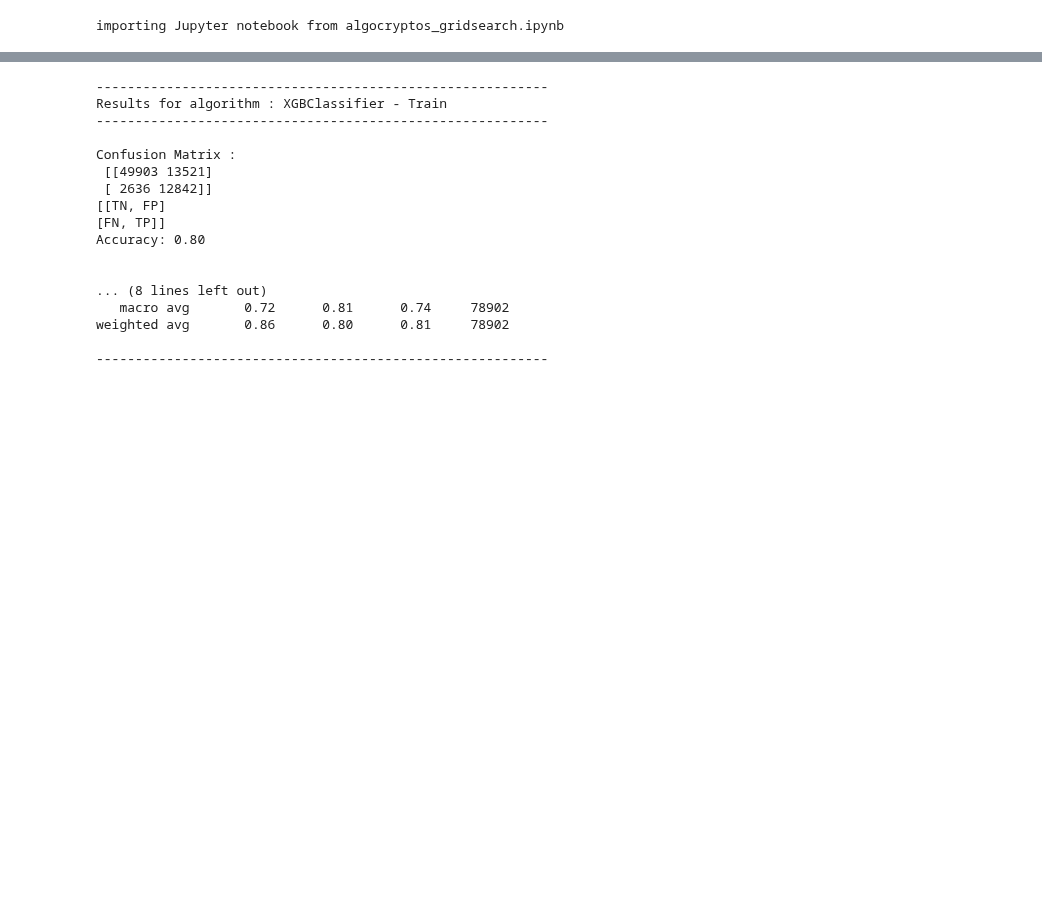
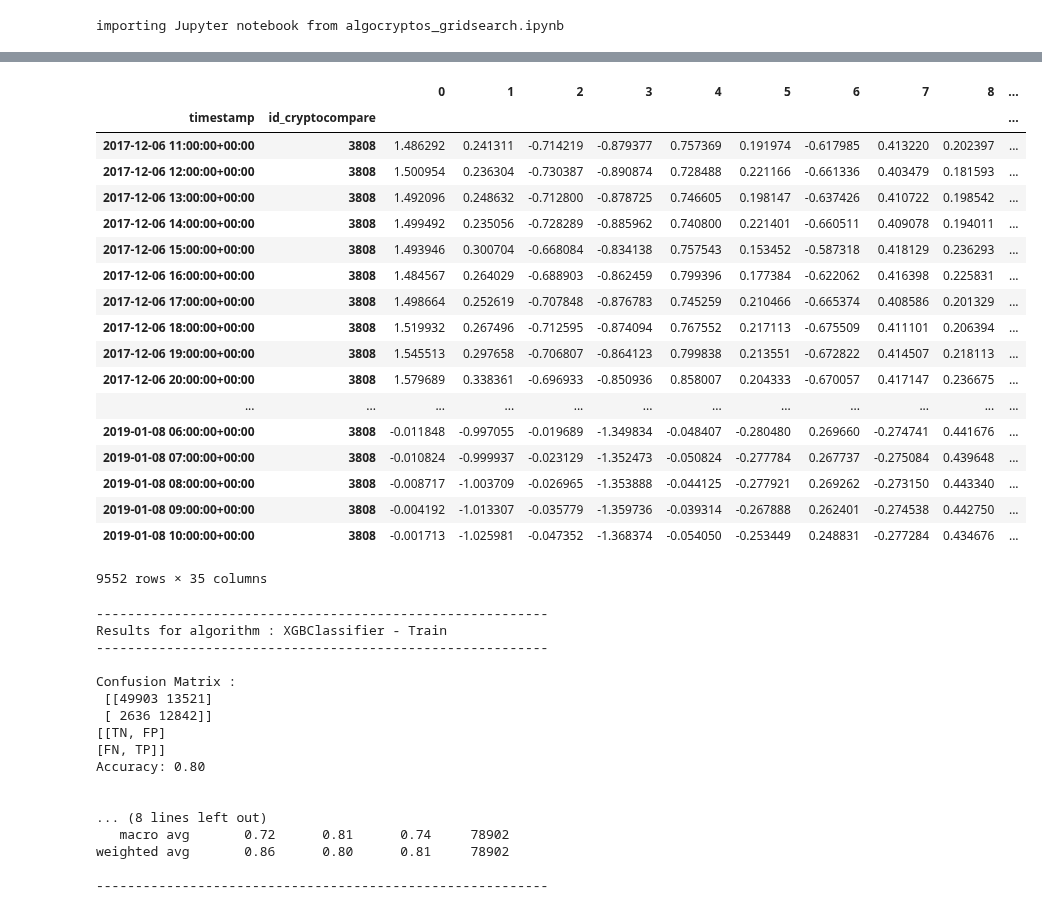
Before and after one commit to cysacenda/algocryptos, a Jupyter notebook: notebooks/ML/algocryptos_global.ipynb, the cells around one changed output, grey strips where cells are left out. Drawn from its saved outputs; the diff is of its cells as text; code cells hidden in the pictures; blank space fills up the shorter version.

```diff
--- a/notebooks/ML/algocryptos_global.ipynb
+++ b/notebooks/ML/algocryptos_global.ipynb
@@ -169,7 +169,7 @@ for id_crypto, binance_symbol in trading_assets.items():
     thresholds[trading_pair_str] = threshold
 
     # Retrieve data
-    df_one_crypto = PreprocPrepare.get_global_dataset_for_crypto(connection, str(id_crypto))
+    df_one_crypto = PreprocPrepare.get_global_dataset_for_crypto(connection, str(id_crypto), older_date='2018-10-01')
     df_one_crypto, X_close_prices = PreprocPrepare.get_preprocessed_data_inference(df_one_crypto,
                                                                                    do_scale=True,
                                                                                    do_pca=True,
@@ -196,3 +195,25 @@ WARNING:root:TradingModule.__init__() - end
+# %%
+df_one_crypto
+# %% [output]
+|  |  | 0 | 1 | 2 | 3 | 4 | 5 | 6 | 7 | 8 | ... |
+| timestamp | id_cryptocompare |  |  |  |  |  |  |  |  |  | ... |
+| 2017-12-06 11:00:00+00:00 | 3808 | 1.486292 | 0.241311 | -0.714219 | -0.879377 | 0.757369 | 0.191974 | -0.617985 | 0.413220 | 0.202397 | ... |
+| 2017-12-06 12:00:00+00:00 | 3808 | 1.500954 | 0.236304 | -0.730387 | -0.890874 | 0.728488 | 0.221166 | -0.661336 | 0.403479 | 0.181593 | ... |
+| 2017-12-06 13:00:00+00:00 | 3808 | 1.492096 | 0.248632 | -0.712800 | -0.878725 | 0.746605 | 0.198147 | -0.637426 | 0.410722 | 0.198542 | ... |
+| 2017-12-06 14:00:00+00:00 | 3808 | 1.499492 | 0.235056 | -0.728289 | -0.885962 | 0.740800 | 0.221401 | -0.660511 | 0.409078 | 0.194011 | ... |
+| 2017-12-06 15:00:00+00:00 | 3808 | 1.493946 | 0.300704 | -0.668084 | -0.834138 | 0.757543 | 0.153452 | -0.587318 | 0.418129 | 0.236293 | ... |
+| 2017-12-06 16:00:00+00:00 | 3808 | 1.484567 | 0.264029 | -0.688903 | -0.862459 | 0.799396 | 0.177384 | -0.622062 | 0.416398 | 0.225831 | ... |
+| 2017-12-06 17:00:00+00:00 | 3808 | 1.498664 | 0.252619 | -0.707848 | -0.876783 | 0.745259 | 0.210466 | -0.665374 | 0.408586 | 0.201329 | ... |
+| 2017-12-06 18:00:00+00:00 | 3808 | 1.519932 | 0.267496 | -0.712595 | -0.874094 | 0.767552 | 0.217113 | -0.675509 | 0.411101 | 0.206394 | ... |
+| 2017-12-06 19:00:00+00:00 | 3808 | 1.545513 | 0.297658 | -0.706807 | -0.864123 | 0.799838 | 0.213551 | -0.672822 | 0.414507 | 0.218113 | ... |
+| 2017-12-06 20:00:00+00:00 | 3808 | 1.579689 | 0.338361 | -0.696933 | -0.850936 | 0.858007 | 0.204333 | -0.670057 | 0.417147 | 0.236675 | ... |
+| ... | ... | ... | ... | ... | ... | ... | ... | ... | ... | ... | ... |
+| 2019-01-08 06:00:00+00:00 | 3808 | -0.011848 | -0.997055 | -0.019689 | -1.349834 | -0.048407 | -0.280480 | 0.269660 | -0.274741 | 0.441676 | ... |
+| 2019-01-08 07:00:00+00:00 | 3808 | -0.010824 | -0.999937 | -0.023129 | -1.352473 | -0.050824 | -0.277784 | 0.267737 | -0.275084 | 0.439648 | ... |
+| 2019-01-08 08:00:00+00:00 | 3808 | -0.008717 | -1.003709 | -0.026965 | -1.353888 | -0.044125 | -0.277921 | 0.269262 | -0.273150 | 0.443340 | ... |
+| 2019-01-08 09:00:00+00:00 | 3808 | -0.004192 | -1.013307 | -0.035779 | -1.359736 | -0.039314 | -0.267888 | 0.262401 | -0.274538 | 0.442750 | ... |
+| 2019-01-08 10:00:00+00:00 | 3808 | -0.001713 | -1.025981 | -0.047352 | -1.368374 | -0.054050 | -0.253449 | 0.248831 | -0.277284 | 0.434676 | ... |
+9552 rows × 35 columns
 # %%
 # ------------------ PARAMETERS ------------------ #
 id_cryptocompare = "7605" # ether 7605
```
Also changed, not shown: parts of 1 cell of this notebook.
